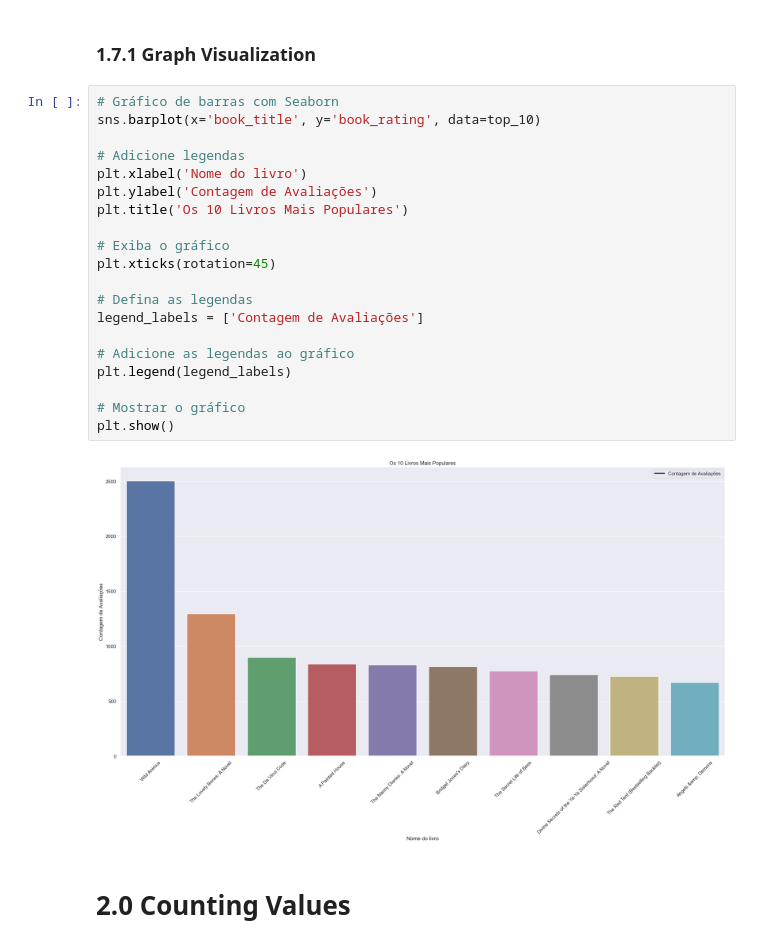
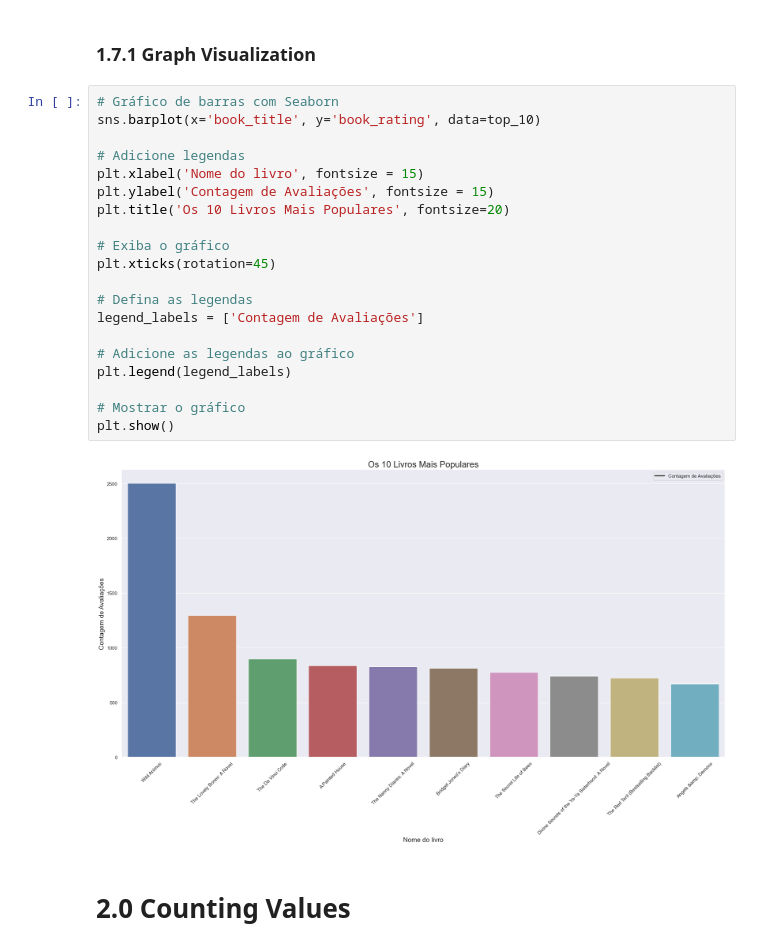
Before and after one commit to luishmq/recommendation_system, a Jupyter notebook: notebooks/books_system.ipynb, the cells around one changed output. Saved outputs shown, nothing was run; the diff lists cells and outputs as text.

```diff
--- a/notebooks/books_system.ipynb
+++ b/notebooks/books_system.ipynb
@@ -219,25 +219,25 @@ top_10
 # %%
 # Gráfico de barras com Seaborn
 sns.barplot(x='book_title', y='book_rating', data=top_10)
 
 # Adicione legendas
-plt.xlabel('Nome do livro')
-plt.ylabel('Contagem de Avaliações')
-plt.title('Os 10 Livros Mais Populares')
+plt.xlabel('Nome do livro', fontsize = 15)
+plt.ylabel('Contagem de Avaliações', fontsize = 15)
+plt.title('Os 10 Livros Mais Populares', fontsize=20)
 
 # Exiba o gráfico
 plt.xticks(rotation=45)
 
 # Defina as legendas
 legend_labels = ['Contagem de Avaliações']
 
 # Adicione as legendas ao gráfico
 plt.legend(legend_labels)
 
 # Mostrar o gráfico
 plt.show()
 # %% [output]
-[figure, old version]
+[figure, new version]
 # %% [markdown]
 # 2.0 Counting Values
 # %%
```
Also changed, not shown: parts of 3 cells of this notebook.
